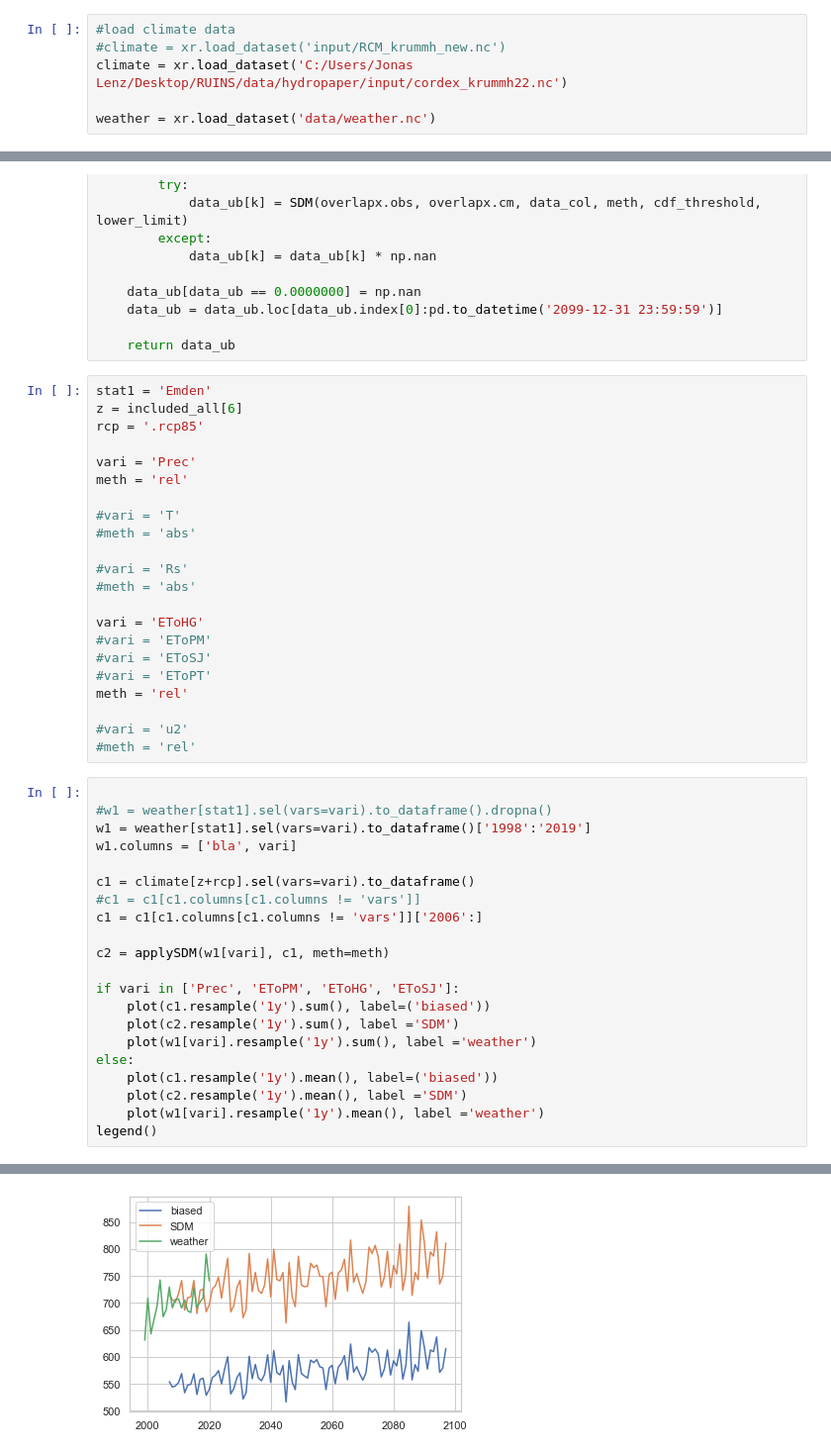
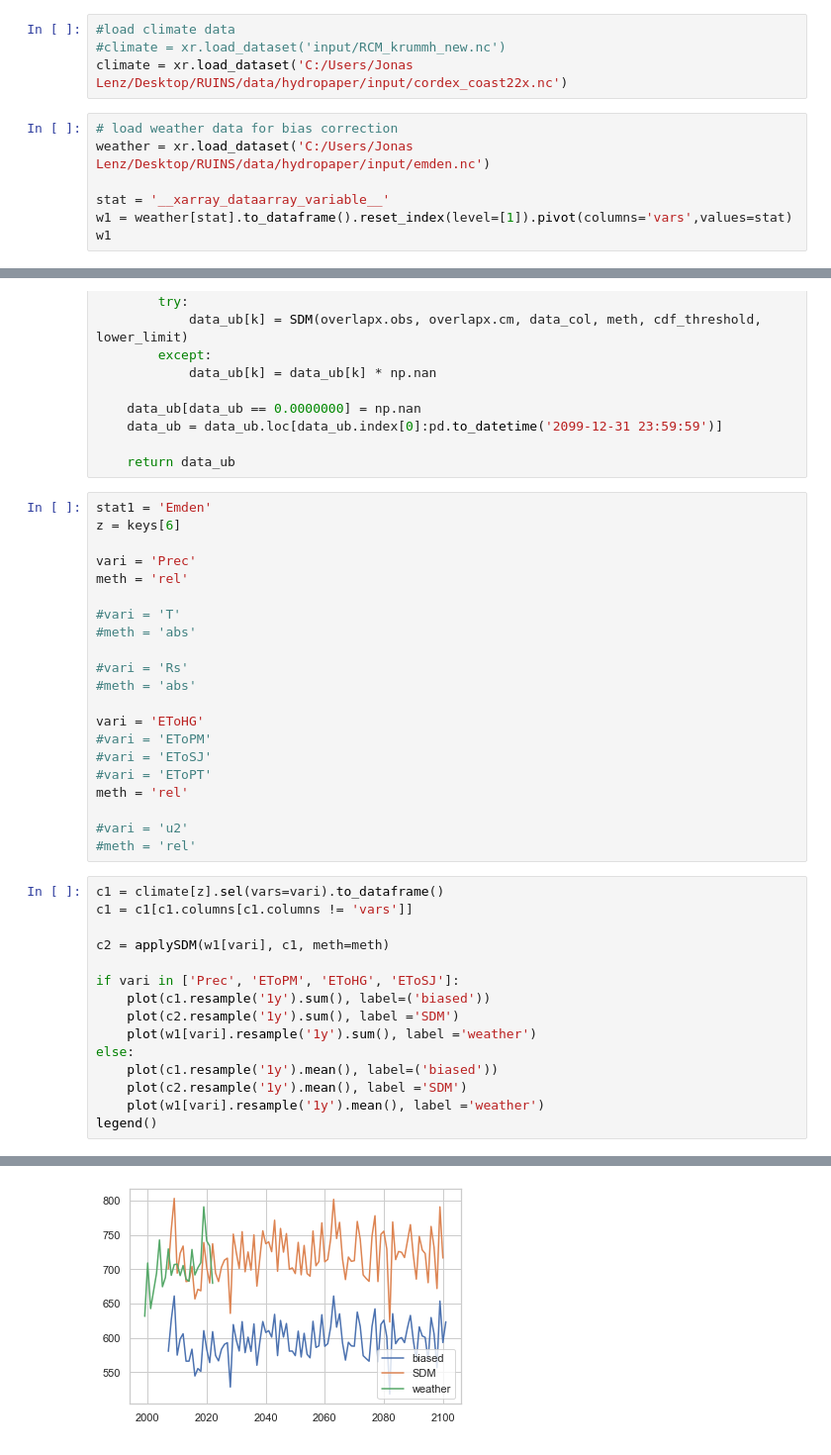
Before and after one commit to jonaslenz/RUINSapp, a Jupyter notebook: Climate_cleaner.ipynb, the cells around one changed output, grey strips where cells are left out. Shown at 99% size. Drawn from its saved outputs; the diff is of its cells as text.

```diff
--- a/Climate_cleaner.ipynb
+++ b/Climate_cleaner.ipynb
@@ -26,6 +26,11 @@ from pathlib import Path
 # %%
 #load climate data
 #climate = xr.load_dataset('input/RCM_krummh_new.nc')
-climate = xr.load_dataset('C:/Users/Jonas Lenz/Desktop/RUINS/data/hydropaper/input/cordex_krummh22.nc')
-
-weather = xr.load_dataset('data/weather.nc')
+climate = xr.load_dataset('C:/Users/Jonas Lenz/Desktop/RUINS/data/hydropaper/input/cordex_coast22x.nc')
+# %%
+# load weather data for bias correction
+weather = xr.load_dataset('C:/Users/Jonas Lenz/Desktop/RUINS/data/hydropaper/input/emden.nc')
+
+stat = '__xarray_dataarray_variable__'
+w1 = weather[stat].to_dataframe().reset_index(level=[1]).pivot(columns='vars',values=stat)
+w1
@@ -124,8 +121,7 @@ def applySDM(wdata, data, meth='rel', cdf_threshold=0.9999999, lower_limit=0.1):
     return data_ub
 # %%
 stat1 = 'Emden'
-z = included_all[6]
-rcp = '.rcp85'
+z = keys[6]
 
 vari = 'Prec'
 meth = 'rel'
@@ -145,26 +141,20 @@ meth = 'rel'
 #vari = 'u2'
 #meth = 'rel'
 # %%
-
-#w1 = weather[stat1].sel(vars=vari).to_dataframe().dropna()
-w1 = weather[stat1].sel(vars=vari).to_dataframe()['1998':'2019']
-w1.columns = ['bla', vari]
-
-c1 = climate[z+rcp].sel(vars=vari).to_dataframe()
-#c1 = c1[c1.columns[c1.columns != 'vars']]
-c1 = c1[c1.columns[c1.columns != 'vars']]['2006':]
+c1 = climate[z].sel(vars=vari).to_dataframe()
+c1 = c1[c1.columns[c1.columns != 'vars']]
 
 c2 = applySDM(w1[vari], c1, meth=meth)
 
 if vari in ['Prec', 'EToPM', 'EToHG', 'EToSJ']:
     plot(c1.resample('1y').sum(), label=('biased'))
     plot(c2.resample('1y').sum(), label ='SDM')
     plot(w1[vari].resample('1y').sum(), label ='weather')
 else:
     plot(c1.resample('1y').mean(), label=('biased'))
     plot(c2.resample('1y').mean(), label ='SDM')
     plot(w1[vari].resample('1y').mean(), label ='weather')
 legend()
 # %% [output]
 <matplotlib.legend.Legend at 0x...>
-[figure, old version]
+[figure, new version]
```
Also changed, not shown: parts of 21 cells of this notebook.
